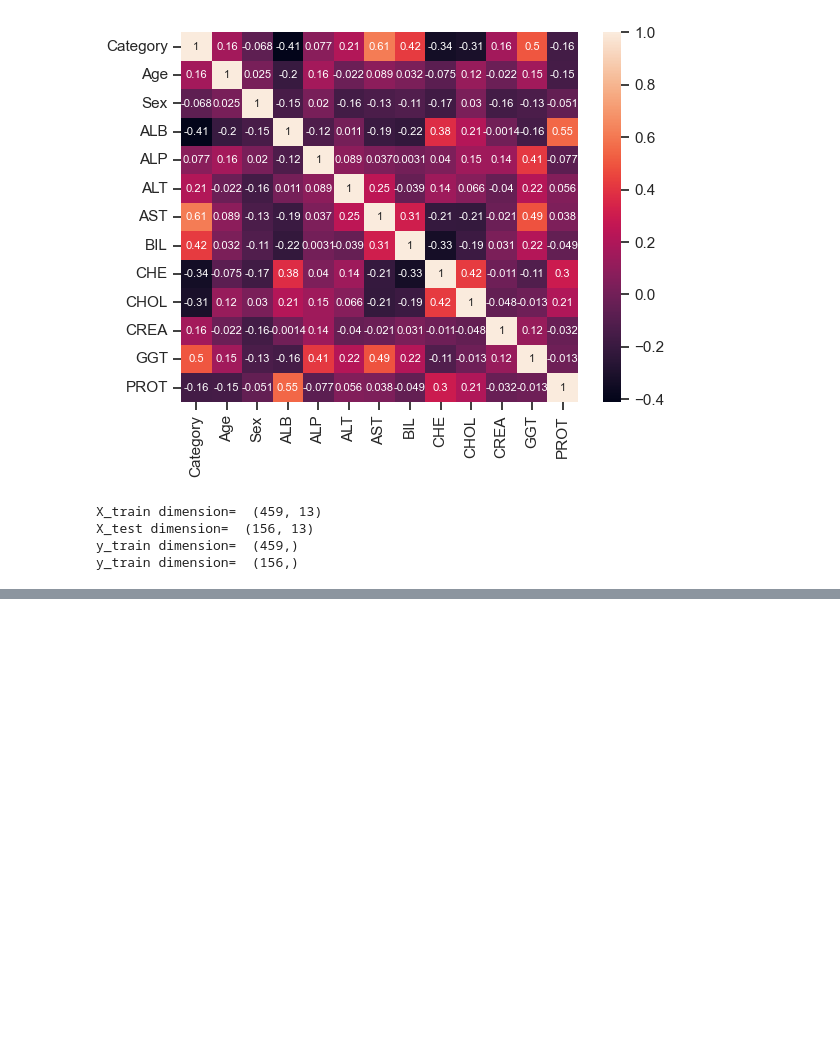
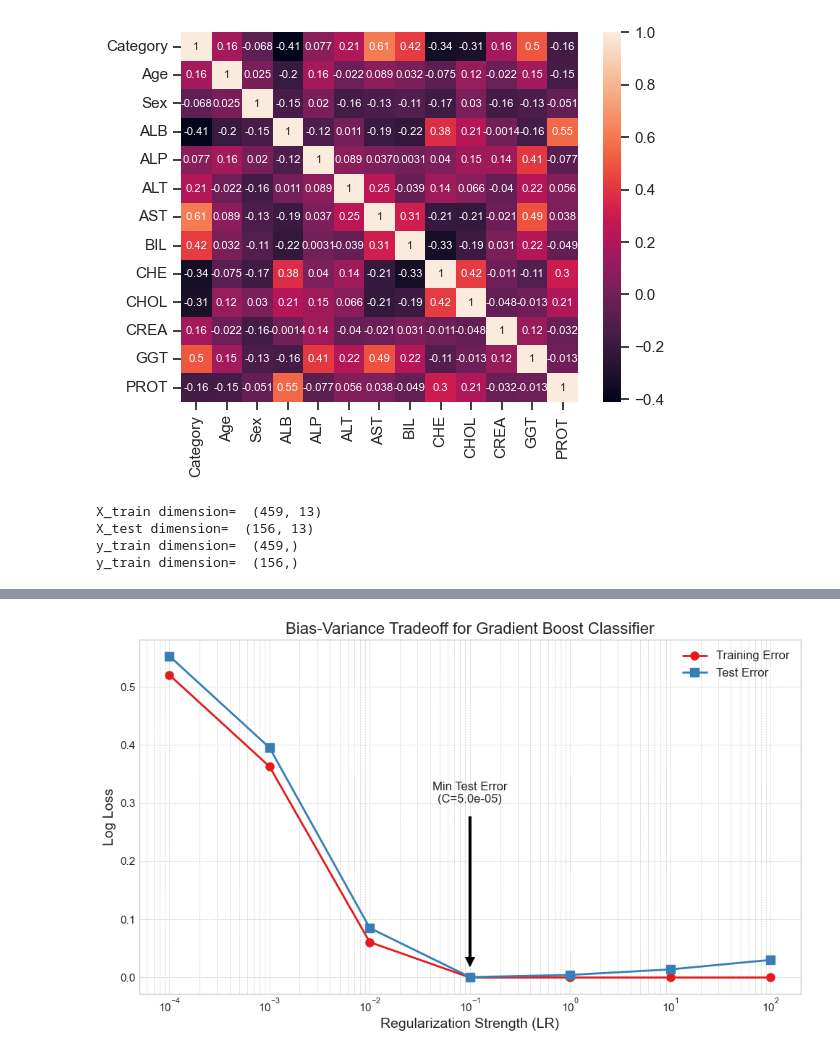
Before and after one commit to AleX77NP/Hepatitis-C-detection---model-s-tuning, a Jupyter notebook: main.ipynb, the cells around one changed output, grey strips where cells are left out. Saved outputs shown, nothing was run; the diff lists cells and outputs as text; code cells hidden in the pictures; blank space fills up the shorter version.

Commit message:
Add gradient boost algorithm

```diff
--- a/main.ipynb
+++ b/main.ipynb
@@ -319,0 +334,39 @@ plt.show()
+# %%
+LR_values = [0.0001, 0.001, 0.01, 0.1, 1.0, 10.0, 100.0]
+
+# Set style
+plt.style.use("seaborn-v0_8-whitegrid")
+
+# Create plot
+plt.figure(figsize=(10, 6))
+plt.plot(LR_values, train_errors, label='Training Error', marker='o', markersize=8, linewidth=2)
+plt.plot(LR_values, test_errors, label='Test Error', marker='s', markersize=8, linewidth=2)
+
+# Set log scale for x-axis
+plt.xscale('log')
+
+# Titles and labels
+plt.xlabel('Regularization Strength (LR)', fontsize=14)
+plt.ylabel('Log Loss', fontsize=14)
+plt.title('Bias-Variance Tradeoff for Gradient Boost Classifier', fontsize=16)
+
+# Grid and legend
+plt.grid(True, which='both', linestyle='--', linewidth=0.5)
+plt.legend(fontsize=12)
+
+# Annotate minimum test error point
+min_test_error_idx = np.argmin(test_errors)
+min_test_error = test_errors[min_test_error_idx]
+min_LR_value = LR_values[min_test_error_idx]
+plt.annotate(f'Min Test Error\n(C={min_C_value:.1e})',
+             xy=(min_LR_value, min_test_error),
+             xytext=(min_LR_value, min_test_error + 0.3),
+             arrowprops=dict(facecolor='black', shrink=0.05),
+             fontsize=12,
+             ha='center')
+
+# Show plot
+plt.tight_layout()
+plt.show()
+# %% [output]
+[figure, added]
```
Also changed, not shown: parts of 7 cells of this notebook, 1 other file.
